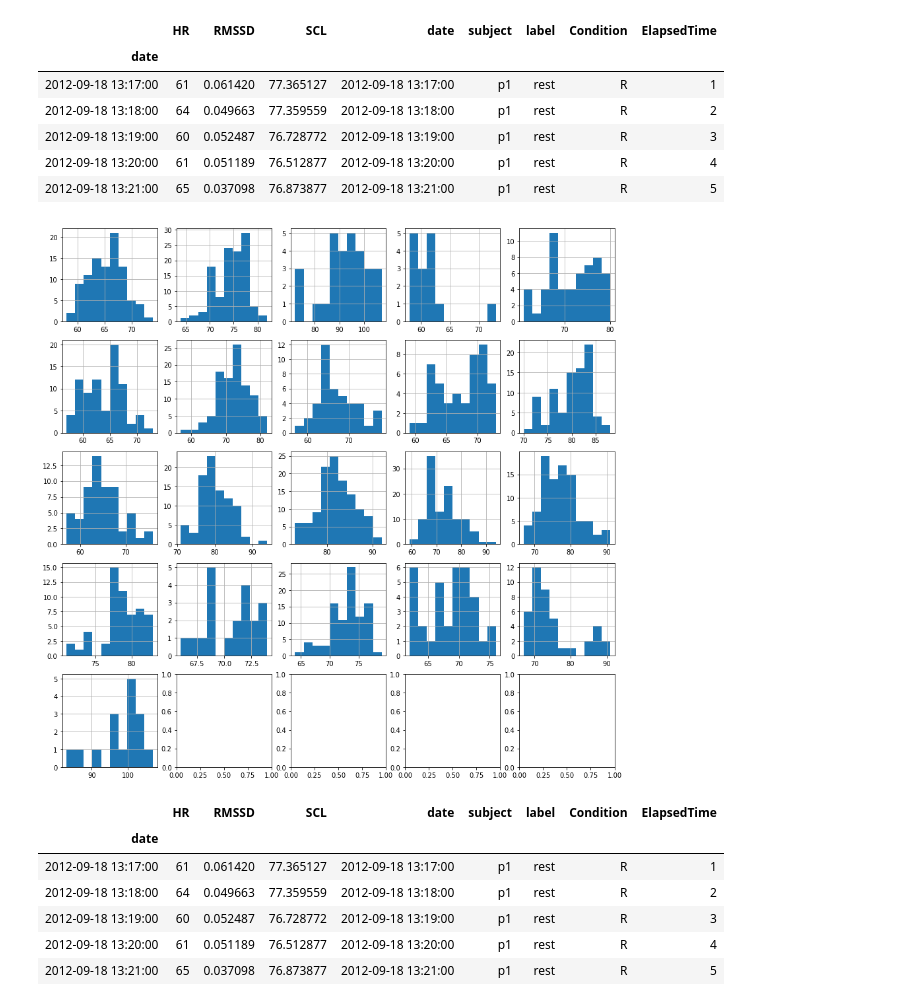
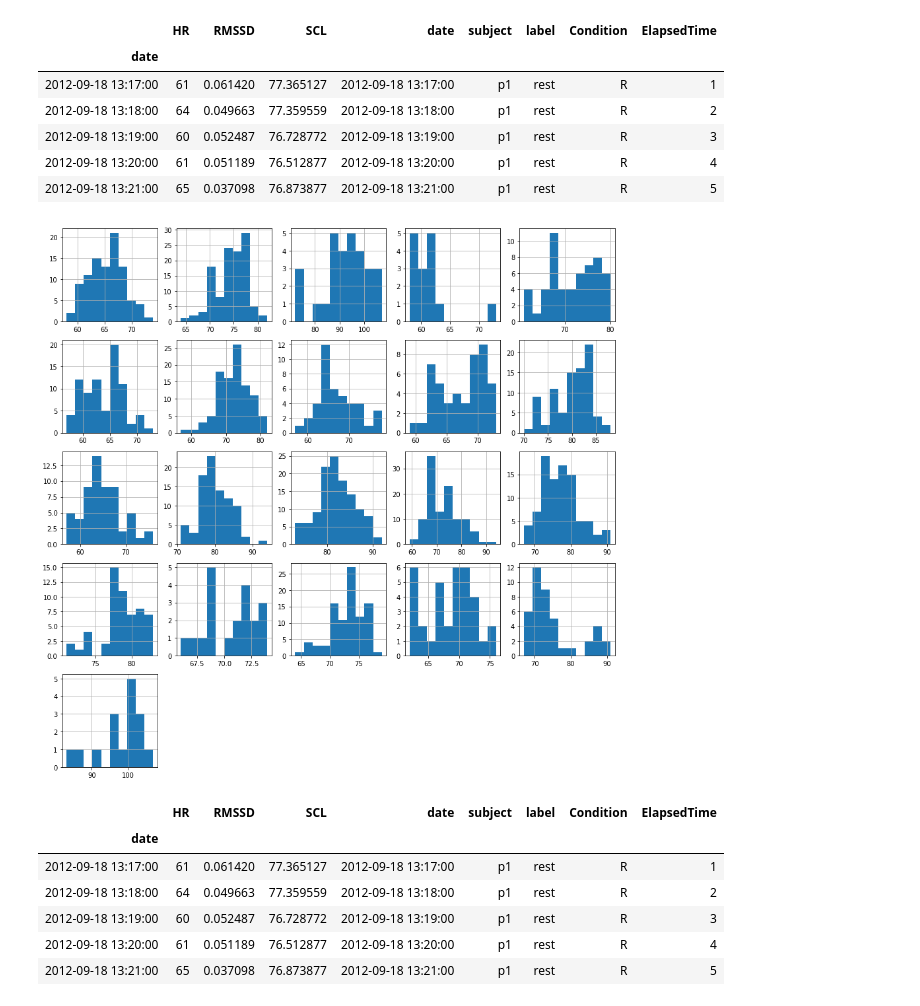
Before and after one commit to SachinGokal/capstone-two, a Jupyter notebook: notebooks/unprocessed.ipynb, the cells around one changed output. Saved outputs shown, nothing was run; the diff lists cells and outputs as text; code cells hidden in the pictures.

Commit message:
more plots and gbc results

```diff
--- a/notebooks/unprocessed.ipynb
+++ b/notebooks/unprocessed.ipynb
@@ -177,9 +177,13 @@ subjects = subjects[(subjects != ['p15'])]
 # %%
 fig, axs = plt.subplots(5, 5, figsize=(15, 15))
 for ax, subject in zip(axs.flatten(), subjects):
     df[df['subject'] == (subject)]['HR'].hist(ax=ax)
+fig.delaxes(axs[-1, -1])
+fig.delaxes(axs[-1, -2])
+fig.delaxes(axs[-1, -3])
+fig.delaxes(axs[-1, -4])
 # %% [output]
-[figure, old version]
+[figure, new version]
 # %%
 df.head()
 # %% [output]
```
Also changed, not shown: parts of 7 cells of this notebook, 11 other files.
